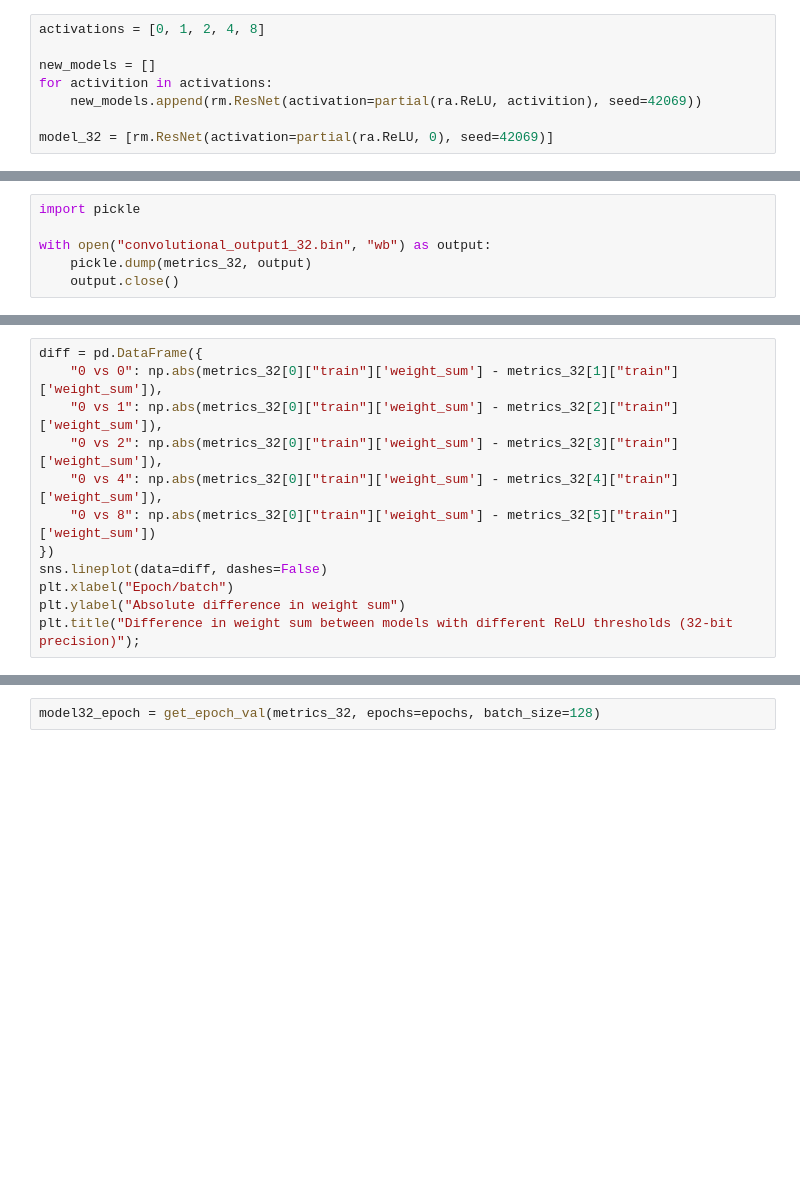
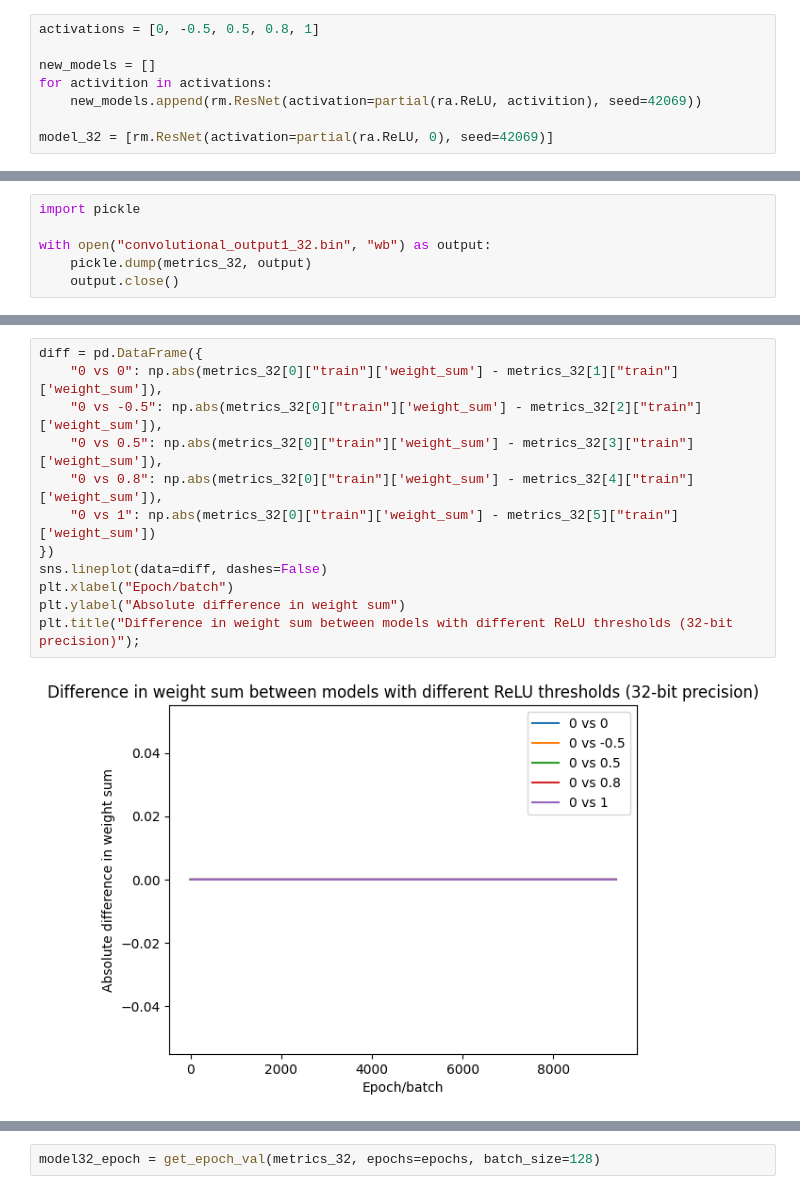
Before and after one commit to CS-433/ml-project-2-ristrettolearning-2, a Jupyter notebook: notebooks/convolutional_experiment.ipynb, the cells around one changed output, grey strips where cells are left out. Saved outputs shown, nothing was run; the diff lists cells and outputs as text; blank space fills up the shorter version.

```diff
--- a/notebooks/convolutional_experiment.ipynb
+++ b/notebooks/convolutional_experiment.ipynb
@@ -49,7 +49,7 @@ def get_epoch_train(metrics, epochs=10, batch_size=128):
         model_epoch.append(aux)
     return model_epoch
 # %%
-activations = [0, 1, 2, 4, 8]
+activations = [0, -0.5, 0.5, 0.8, 1]
 
 new_models = []
 for activition in activations:
@@ -98,15 +128,17 @@ print(metrics_32[0]['validation'].keys())
 # %%
 diff = pd.DataFrame({
     "0 vs 0": np.abs(metrics_32[0]["train"]['weight_sum'] - metrics_32[1]["train"]['weight_sum']),
-    "0 vs 1": np.abs(metrics_32[0]["train"]['weight_sum'] - metrics_32[2]["train"]['weight_sum']),
-    "0 vs 2": np.abs(metrics_32[0]["train"]['weight_sum'] - metrics_32[3]["train"]['weight_sum']),
-    "0 vs 4": np.abs(metrics_32[0]["train"]['weight_sum'] - metrics_32[4]["train"]['weight_sum']),
-    "0 vs 8": np.abs(metrics_32[0]["train"]['weight_sum'] - metrics_32[5]["train"]['weight_sum'])
+    "0 vs -0.5": np.abs(metrics_32[0]["train"]['weight_sum'] - metrics_32[2]["train"]['weight_sum']),
+    "0 vs 0.5": np.abs(metrics_32[0]["train"]['weight_sum'] - metrics_32[3]["train"]['weight_sum']),
+    "0 vs 0.8": np.abs(metrics_32[0]["train"]['weight_sum'] - metrics_32[4]["train"]['weight_sum']),
+    "0 vs 1": np.abs(metrics_32[0]["train"]['weight_sum'] - metrics_32[5]["train"]['weight_sum'])
 })
 sns.lineplot(data=diff, dashes=False)
 plt.xlabel("Epoch/batch")
 plt.ylabel("Absolute difference in weight sum")
 plt.title("Difference in weight sum between models with different ReLU thresholds (32-bit precision)");
+# %% [output]
+[figure, added]
 # %%
 loss_32 = get_epoch_train(metrics_32, epochs=epochs, batch_size=128)
 
```
Also changed, not shown: parts of 12 cells of this notebook, 1 other file.
